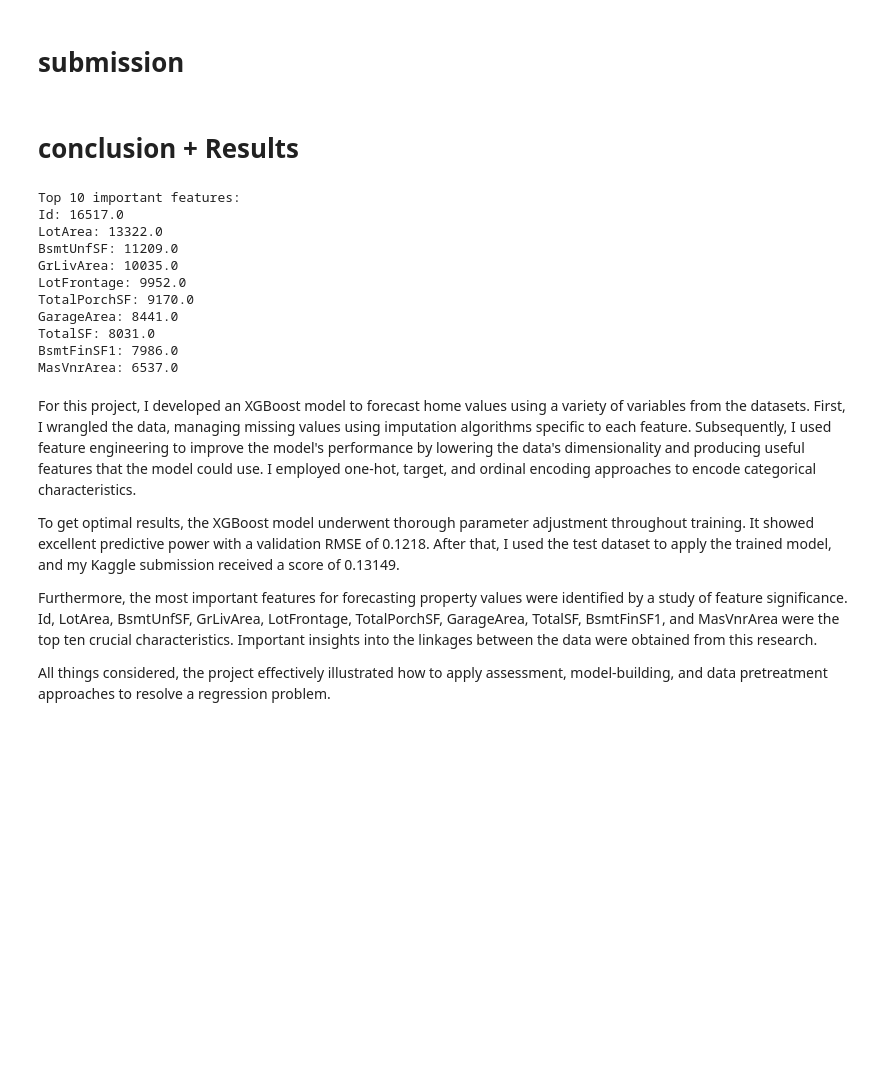
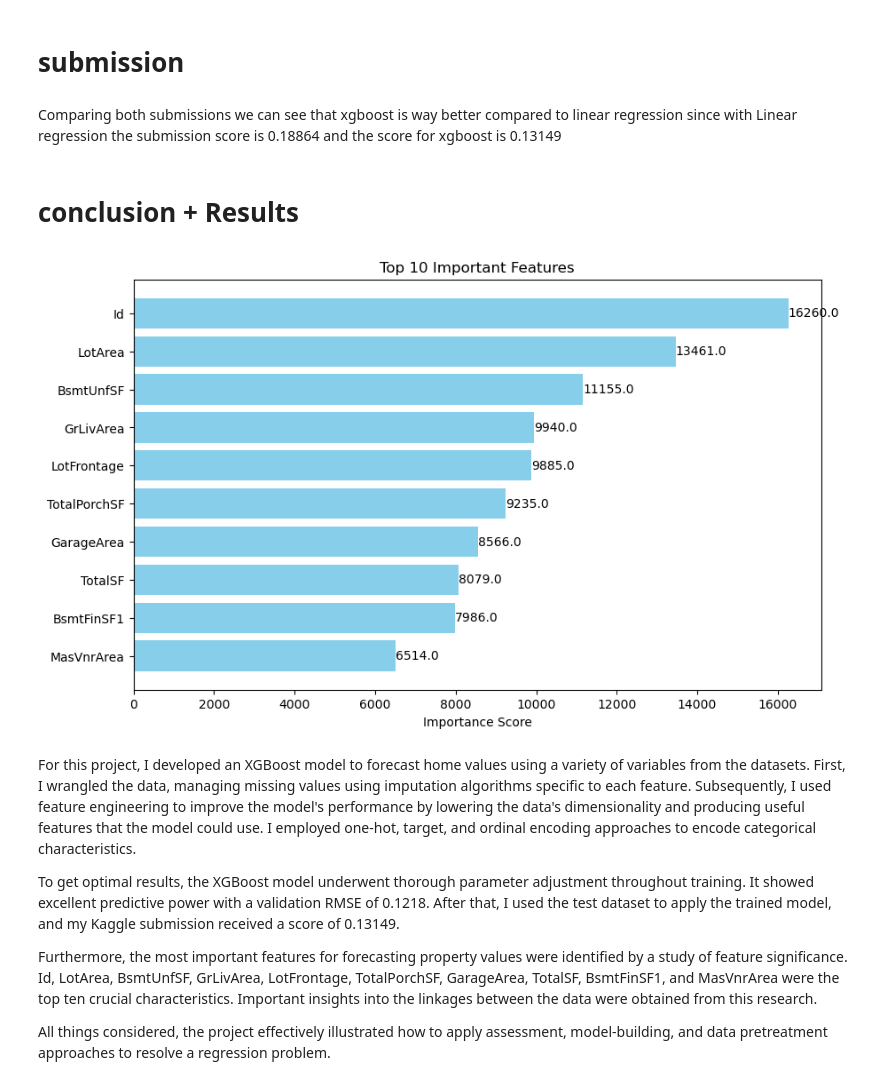
Before and after one commit to yhernandez55/House-Prices---Regression-Techniques, a Jupyter notebook: House_prices_regression_project.ipynb, the cells around one changed output. Cells and saved outputs as stored; diff of their text form; code cells hidden in the pictures; blank space fills up the shorter version.

Commit message:
"added the barchart for feature importance"

```diff
--- a/House_prices_regression_project.ipynb
+++ b/House_prices_regression_project.ipynb
@@ -335,5 +319,5 @@ from preprocessedData import fillna
 # %%
-df = fillna(df)
+df = fillnulls(df)
 # %%
 df
 # %% [output]
@@ -807,0 +747,16 @@ X_train, X_val, y_train, y_val = train_test_split(X, y, test_size=0.25, random_s
+# %%
+from sklearn.linear_model import LinearRegression
+
+# Ensure your model is trained
+lr_model = LinearRegression()
+lr_model.fit(X_train, y_train)  # Train the model on the training data
+
+# Make predictions
+y_lr_pred = lr_model.predict(X_val)
+
+# Adjust negative predictions
+y_lr_pred_adjusted = np.where(y_lr_pred < 0, 1e-5, y_lr_pred)
+
+# Calculate RMSE
+rmse_lr = np.sqrt(mean_squared_error(np.log(y_val + 1e-5), np.log(y_lr_pred_adjusted + 1e-5)))
+print("Linear Regression Validation RMSE:", rmse_lr)
@@ -1051,32 +1006,34 @@ to be imputed that did not require imputation in the training set.
 # Create submission DataFrame
 submission = pd.DataFrame({'Id': test_df['Id'], 'SalePrice': y_pred_test})
 submission.to_csv('submission.csv', index=False)
+# %% [markdown]
+Comparing both submissions we can see that xgboost is way better compared to linear regression since with Linear regression the submission score is 0.18864 and the score for xgboost is 0.13149
 # %% [markdown]
 # conclusion + Results
-# %%
-# Getting the  feature importances from our model:
-xgb_feature_importances = model.get_score(importance_type='weight')
-
-# Sorted features in descending order:
-sorted_xgb_feature_importances = dict(sorted(xgb_feature_importances.items(), key=lambda item: item[1], reverse=True))
-
-# Print the top 10
-print("Top 10 important features:")
-for i, (feature, importance) in enumerate(sorted_xgb_feature_importances.items()):
-  if i < 10:
-    print(f"{feature}: {importance}")
-# %% [output]
-Top 10 important features:
-Id: 16517.0
-LotArea: 13322.0
-BsmtUnfSF: 11209.0
-GrLivArea: 10035.0
-LotFrontage: 9952.0
-TotalPorchSF: 9170.0
-GarageArea: 8441.0
-TotalSF: 8031.0
-BsmtFinSF1: 7986.0
-MasVnrArea: 6537.0
+# %%
+# Get the feature importances from the model
+xgb_feature_importances = model.get_score(importance_type='weight')
+
+# Sort the features in descending order by importance
+sorted_xgb_feature_importances = dict(sorted(xgb_feature_importances.items(), key=lambda item: item[1], reverse=True))
+
+# Select the top 10 features
+top_10_features = list(sorted_xgb_feature_importances.keys())[:10]
+top_10_importances = list(sorted_xgb_feature_importances.values())[:10]
+
+# Plotting the top 10 feature importances as a bar graph
+plt.figure(figsize=(10, 6))
+plt.barh(top_10_features[::-1], top_10_importances[::-1], color="skyblue")  # Reverse for highest on top
+plt.xlabel("Importance Score")
+plt.title("Top 10 Important Features")
+
+# Adding text labels to each bar
+for index, value in enumerate(top_10_importances[::-1]):
+    plt.text(value, index, f"{value}", va='center', ha='left', color='black', fontsize=10)
+
+plt.show()
+# %% [output]
+[figure, added]
 # %% [markdown]
 For this project, I developed an XGBoost model to forecast home values using a variety of variables from the datasets. First, I wrangled the data, managing missing values using imputation algorithms specific to each feature. Subsequently, I used feature engineering to improve the model's performance by lowering the data's dimensionality and producing useful features that the model could use. I employed one-hot, target, and ordinal encoding approaches to encode categorical characteristics.
 
```
Also changed, not shown: parts of 43 cells of this notebook.
